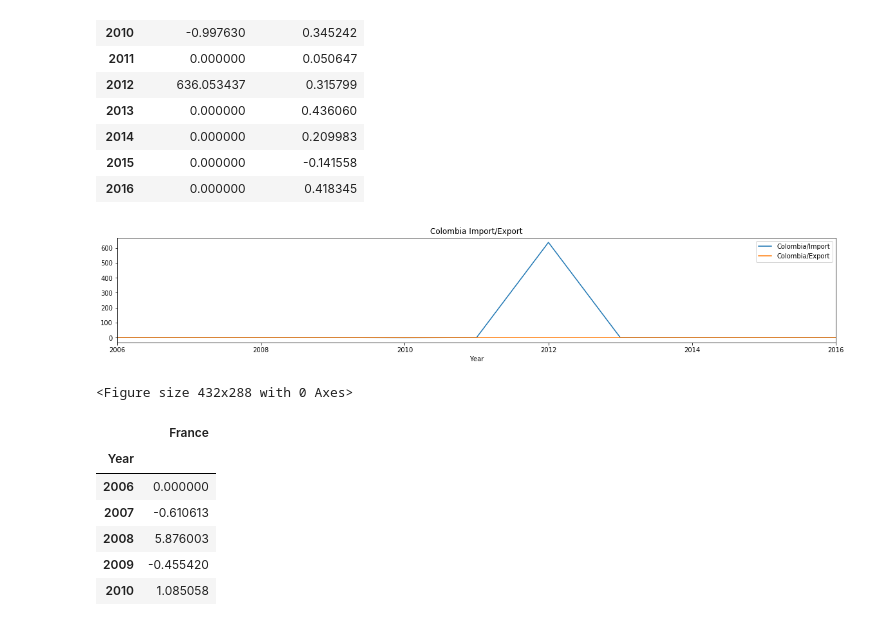
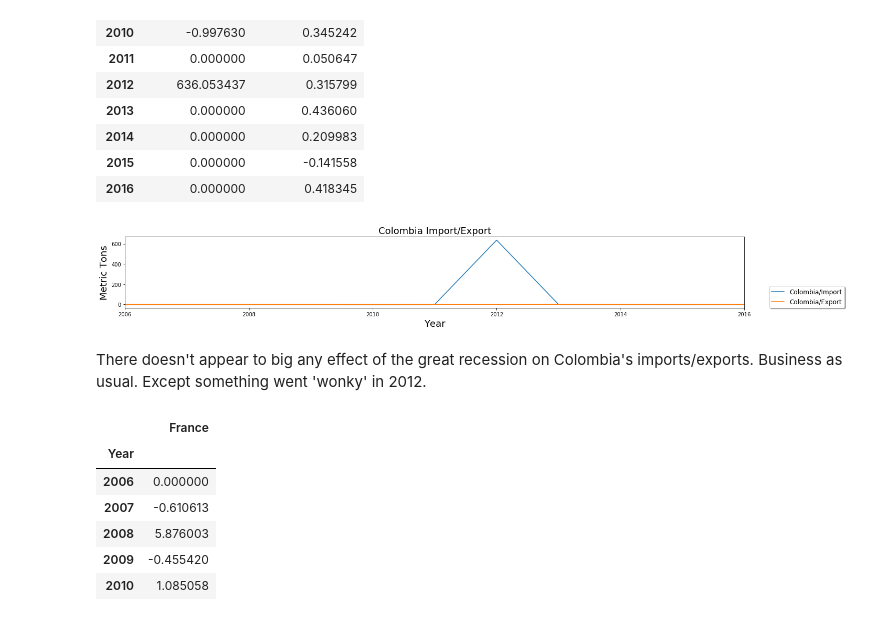
Before and after one commit to cmboone2005/Project1, a Jupyter notebook: DataSets/Country_Import_Export_Graphs.ipynb, the cells around one changed output. Cells and saved outputs as stored; diff of their text form; code cells hidden in the pictures.

```diff
--- a/DataSets/Country_Import_Export_Graphs.ipynb
+++ b/DataSets/Country_Import_Export_Graphs.ipynb
@@ -569,17 +582,21 @@ colombia_ImportExport
 | 2015 | 0.000000 | -0.141558 |
 | 2016 | 0.000000 | 0.418345 |
 # %%
-# graph to show imports/exports for individual countries
+# graph the imports/exports for individual country
 colombia_ImportExport.plot(kind="line", figsize=(20,3))
 
 # Set a title for the chart
-plt.title("Colombia Import/Export")
+plt.legend(colombia_ImportExport,loc=(1.04,0),fontsize='large',fancybox=True,shadow=True)
+plt.title("Colombia Import/Export", fontsize=18)
+plt.xlabel('Year', fontsize=18)
+plt.ylabel('Metric Tons', fontsize=18)
 plt.savefig("../ImportsExportsGraphs/colombia_ImportExport.png",bbox_inches="tight")
+plt.tight_layout()
 plt.show()
-plt.tight_layout()
 # %% [output]
-[figure, old version]
+[figure, new version]
-<Figure size 432x288 with 0 Axes>
+# %% [markdown]
+There doesn't appear to big any effect of the great recession on Colombia's imports/exports. Business as usual. Except something went 'wonky' in 2012.
 # %%
 # break down total dataframe into individual country dataframe
 france_import = pd.DataFrame(total_import, columns = ['France'])
```
Also changed, not shown: parts of 28 cells of this notebook, 19 other files.
